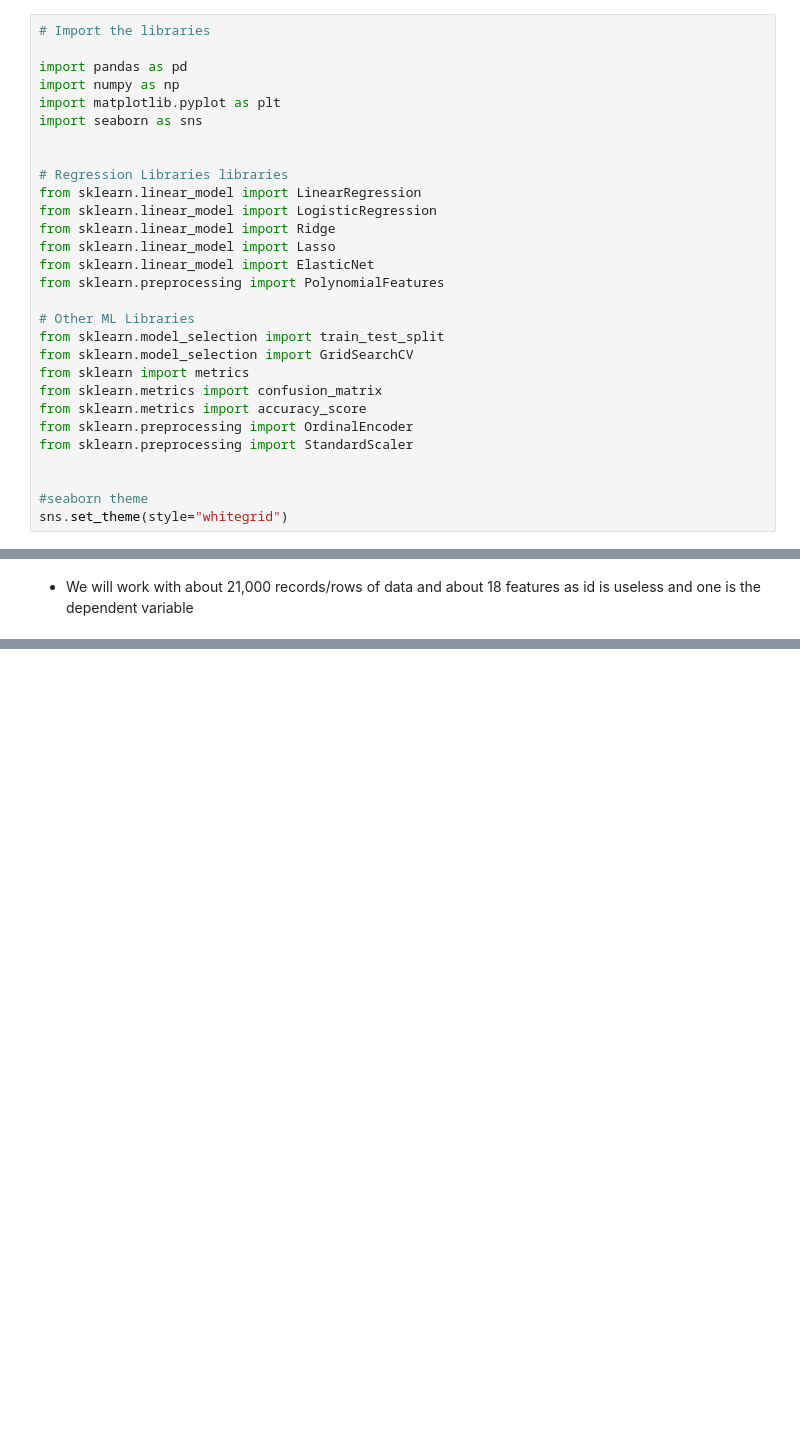
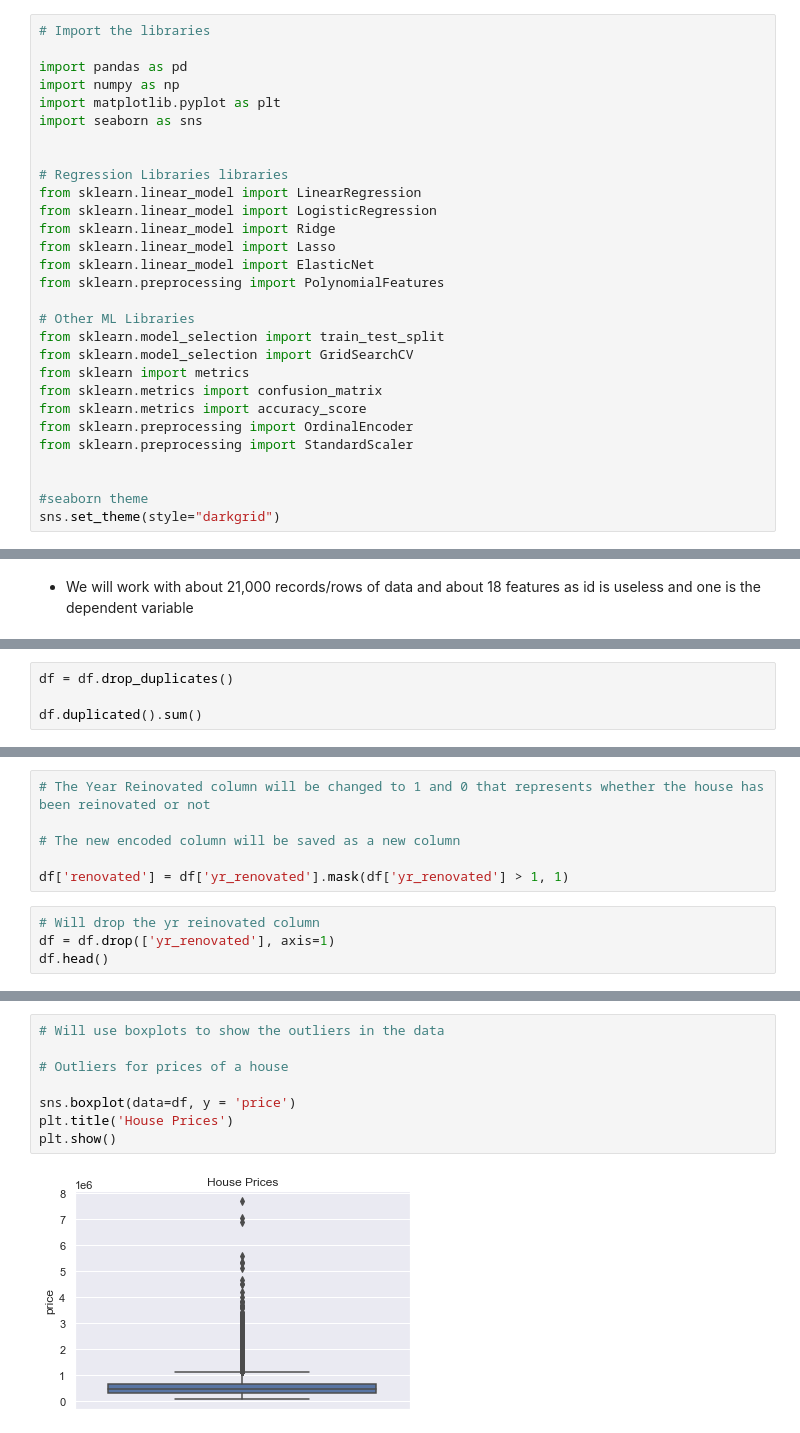
Before and after one commit to mbururyan/HAAS-house-prices, a Jupyter notebook: house-price-reg.ipynb, the cells around one changed output, grey strips where cells are left out. Cells and saved outputs as stored; diff of their text form; blank space fills up the shorter version.

```diff
--- a/house-price-reg.ipynb
+++ b/house-price-reg.ipynb
@@ -47,7 +47,7 @@ from sklearn.preprocessing import StandardScaler
 
 
 #seaborn theme
-sns.set_theme(style="whitegrid")
+sns.set_theme(style="darkgrid")
 # %%
 # Load the dataset and preview first 5 records
 df = pd.read_csv('/Users/RyanMburu/Documents/DS-Projects/Supervised-Learning/HAAS- Real Estate/Independent Project Week 7 - house_data.csv')
@@ -78,0 +138,4 @@ df.shape
+# %%
+df = df.drop_duplicates()
+
+df.duplicated().sum()
@@ -78,0 +150,10 @@ df.shape
+# %%
+# The Year Reinovated column will be changed to 1 and 0 that represents whether the house has been reinovated or not
+
+# The new encoded column will be saved as a new column
+
+df['renovated'] = df['yr_renovated'].mask(df['yr_renovated'] > 1, 1)
+# %%
+# Will drop the yr reinovated column
+df = df.drop(['yr_renovated'], axis=1)
+df.head()
@@ -78,0 +171,10 @@ df.shape
+# %%
+# Will use boxplots to show the outliers in the data
+
+# Outliers for prices of a house
+
+sns.boxplot(data=df, y = 'price')
+plt.title('House Prices')
+plt.show()
+# %% [output]
+[figure, added]
```
Also changed, not shown: parts of 39 cells of this notebook.
